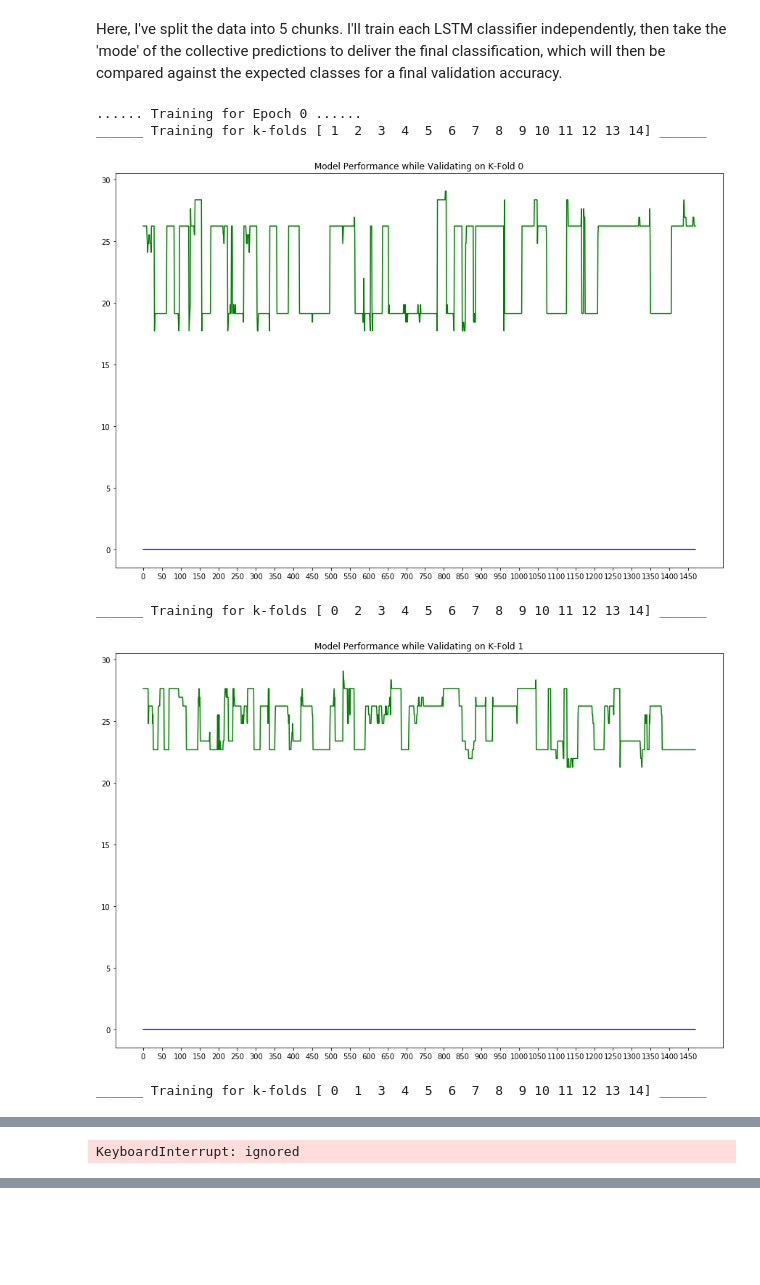
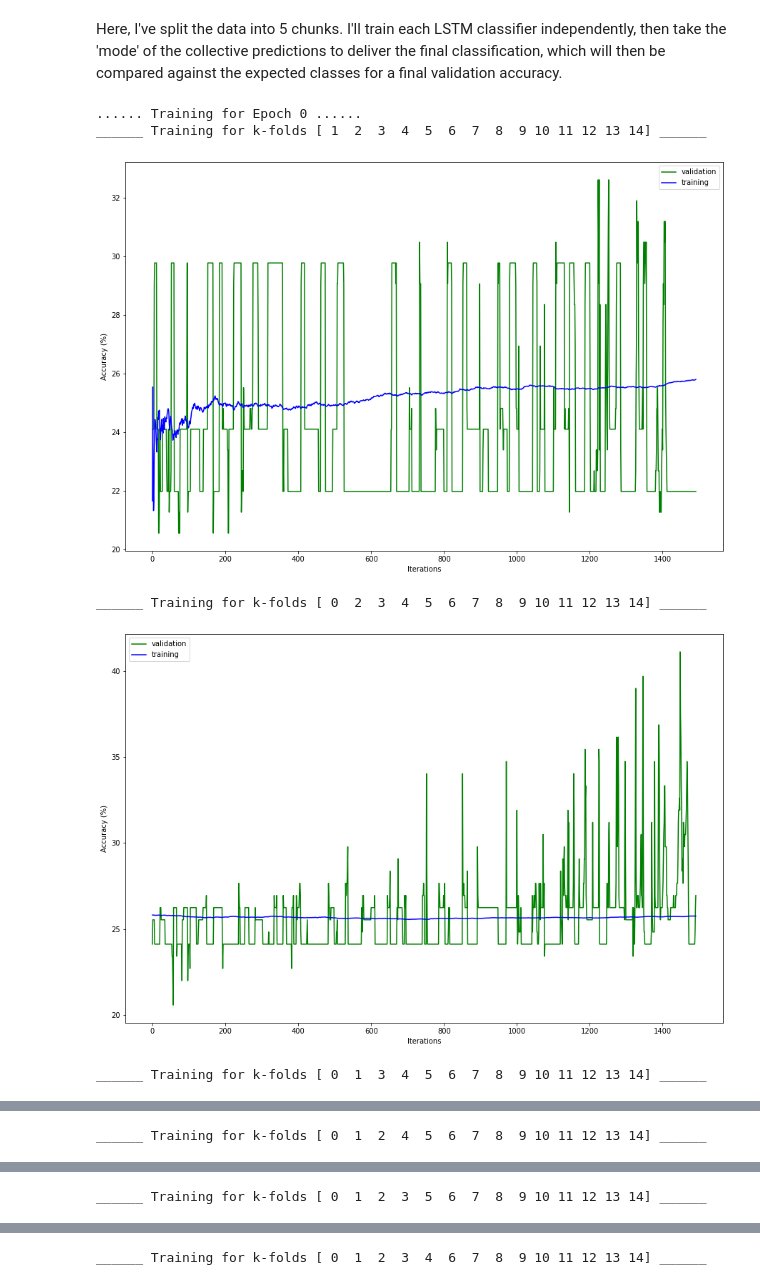
Before and after one commit to BarbBoyaji/eeg-time-series-classification, a Jupyter notebook: Parallel_LSTM_CNN.ipynb, the cells around one changed output, grey strips where cells are left out. Saved outputs shown, nothing was run; the diff lists cells and outputs as text; code cells hidden in the pictures; blank space fills up the shorter version.

Commit message:
opts for single person vs all train, aug data

```diff
--- a/Parallel_LSTM_CNN.ipynb
+++ b/Parallel_LSTM_CNN.ipynb
@@ -89,0 +110,17 @@ def plot_val_train(validation_acc, train_acc, k, its):
+# %%
+######### AUGMENT DATASET
+Smoothed = augment_data(X_train_valid, 11,'hanning')
+Normalized = normalize(Xtrain)
+
+idx1 = np.arange(X_train_valid.shape[0]//2)
+np.random.shuffle(idx1)
+
+idx2 = np.arange(X_train_valid.shape[0]//2)
+np.random.shuffle(idx2)
+
+OutX = torch.cat((Xtrain, Smoothed[idx1], Normalized[idx2]),0)
+OutY = torch.cat((Ytrain, Ytrain[idx1], Ytrain[idx2]),0)
+print(OutX.size())
+
+Xtrain = OutX
+Ytrain = OutY
@@ -94,10 +133,10 @@ Trials, InputDim, SeqDim = X_train_valid.shape
 num_features = InputDim
 Tests = y_test.shape
 
-data_size = 200
+batch_size = 30
 
 #-----LSTM tweak here----#
-hidden_dim = 62 #above 150 and we get low training accuracy, 62 does way better than 128
+hidden_dim = 64 #above 150 and we get low training accuracy, 62 does way better than 128
 num_layers = 1 #increasing this makes training take MUCH longer, lower validation and lower training accuracy
 dropout = 0.35
 
@@ -105,7 +144,7 @@ dropout = 0.35
 norm = True
 
 #-----OPTIM tweak here----#
-learning_rate = 0.0001 #0 we trained faster with this vs 0.0001
+learning_rate = 0.001 #0 we trained faster with this vs 0.0001
 L2 = 0.0002
 
 LSTM1 = RNN_BB.EEG_LSTM_BuildingBlock(InputDim, hidden_dim, num_layers, data_size, dropout)
@@ -262,7 +301,6 @@ for epoch in range(epochs):
 
       #map to classes
       classes = map_to_class(ytrain.long())
-      #classes = torch.cat((classes, classes))
       classes = classes.to('cuda:0')
 
       #backward pass (gradient calculation)
@@ -308,10 +346,9 @@ for epoch in range(epochs):
       train_pred = torch.stack((predicted1, predicted2, predicted3, predicted4, predicted5), 1)
 
       mode_train, inds_train = torch.mode(train_pred, 1)
-      #mode_train.to('cuda:0')
       train_correct_mode += (1*(mode_train == classes)).sum()
 
-      if i%50:
+      if i%200:
         #print(f"______ Validating for k-fold {k} ______")
         LSTM1.eval()
         LSTM2.eval()
@@ -373,45 +410,38 @@ for epoch in range(epochs):
 
         #print(f"Iteration: {iter_}, Loss: {probs1.item()}, Validation Accuracy: {validation_accuracy1}%, Training Accuracy: {training_accuracy1}%\n")
         #print(f"Iteration: {iter_}, Loss: {probs2.item()}, Validation Accuracy: {validation_accuracy2}%, Training Accuracy: {training_accuracy2}%\n")
         #print(f"Iteration: {iter_}, Loss: {probs3.item()}, Validation Accuracy: {validation_accuracy3}%, Training Accuracy: {training_accuracy3}%\n")
         #print(f"Iteration: {iter_}, Loss: {probs4.item()}, Validation Accuracy: {validation_accuracy4}%, Training Accuracy: {training_accuracy4}%\n")
         #print(f"Iteration: {iter_}, Loss: {probs5.item()}, Validation Accuracy: {validation_accuracy5}%, Training Accuracy: {training_accuracy5}%\n")
 
         #combine the predictions for a cohesive one, and let's see how well the validation plays out
         predictions = torch.stack((predicted_classes1, predicted_classes2, predicted_classes3, predicted_classes4, predicted_classes5), 1)
         mode, inds = torch.mode(predictions, 1)
 
         validation_accuracy_mode = 100.0*((mode==expected_classes.to('cuda:0')).sum()/total)
-        train_accuracy_mode = 100.0*((train_correct_mode==expected_classes.to('cuda:0')).sum()/total)
+        train_accuracy_mode = 100.0*(train_correct_mode/train_total)
 
         #print(f"MODE Validation Accuracy: {validation_accuracy_mode}%, Training Accuracy: {train_accuracy_mode}%\n")
 
         #store info for graphing later
         validation_store[k].append(validation_accuracy_mode.item())
         loss_store[k].append([probs1.item(), probs2.item(), probs3.item(), probs4.item(), probs5.item()])
         training_store[k].append(train_accuracy_mode.item())
 
-        #--- Early stopping criterion here --- #
-        #if validation_accuracy > 73.0:
-          #store
-          #print("Early Stopping!")
-          #stop_now = True
-          #break
-
     #iterate the validate fold
     validate_fold +=1
 
     #store the model
-    if (max(validation_store[k]) > 58):
-      model_store.append([copy.deepcopy(LSTM1),copy.deepcopy(LSTM2),copy.deepcopy(LSTM3),copy.deepcopy(LSTM4),copy.deepcopy(LSTM5)])
-      model_store_info.append([k, validation_store[k].max()])
+    model_store.append([copy.deepcopy(LSTM1),copy.deepcopy(LSTM2),copy.deepcopy(LSTM3),copy.deepcopy(LSTM4),copy.deepcopy(LSTM5)])
+    model_store_info.append([k, max(validation_store[k])])
+
     #plot things
     plot = plot_val_train(validation_store[k], training_store[k], k, iterations)
     plt.show(plot)
 # %% [output]
 ...... Training for Epoch 0 ......
 ______ Training for k-folds [ 1  2  3  4  5  6  7  8  9 10 11 12 13 14] ______
-[figure, old version]
+[figure, new version]
 ______ Training for k-folds [ 0  2  3  4  5  6  7  8  9 10 11 12 13 14] ______
-[figure, old version]
+[figure, new version]
 ______ Training for k-folds [ 0  1  3  4  5  6  7  8  9 10 11 12 13 14] ______
@@ -418 +449 @@ ______ Training for k-folds [ 0  1  3  4  5  6  7  8  9 10 11 12 13 14] ______
-KeyboardInterrupt: ignored
+______ Training for k-folds [ 0  1  2  4  5  6  7  8  9 10 11 12 13 14] ______
@@ -418,0 +451 @@ KeyboardInterrupt: ignored
+______ Training for k-folds [ 0  1  2  3  5  6  7  8  9 10 11 12 13 14] ______
@@ -418,0 +453 @@ KeyboardInterrupt: ignored
+______ Training for k-folds [ 0  1  2  3  4  6  7  8  9 10 11 12 13 14] ______
```
Also changed, not shown: parts of 11 cells of this notebook, 6 other files.
